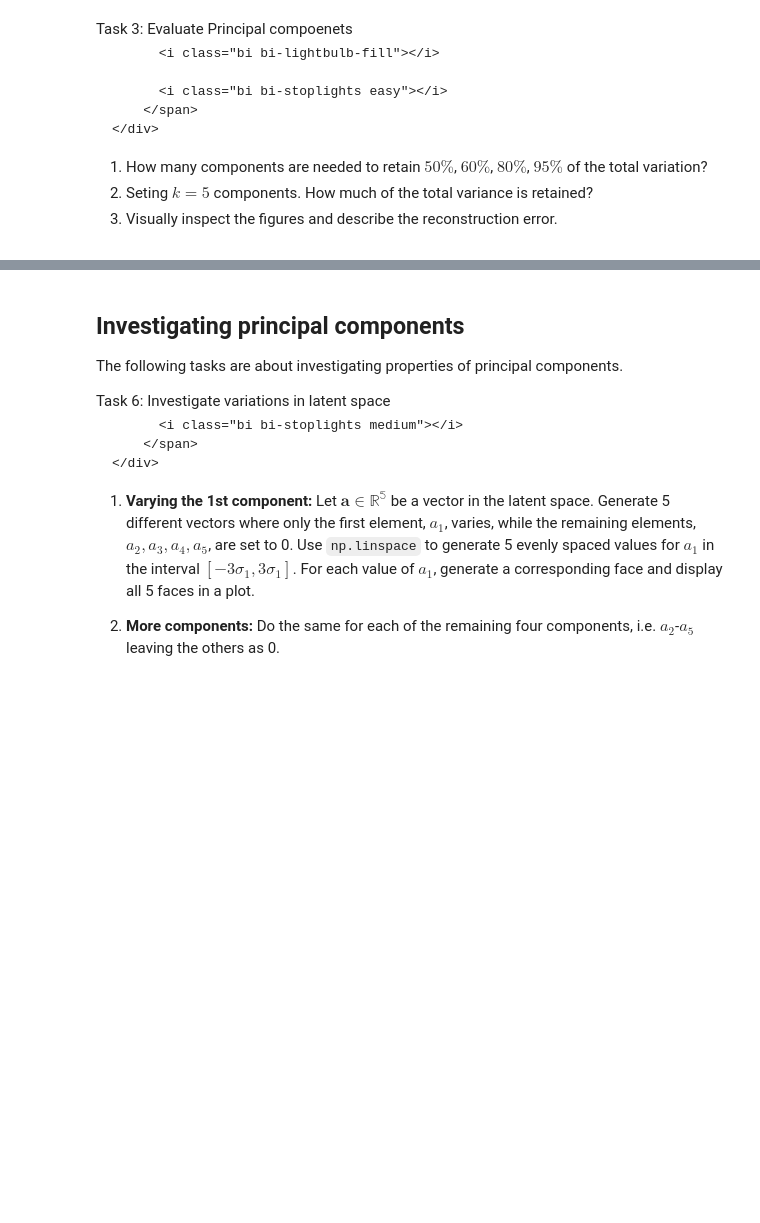
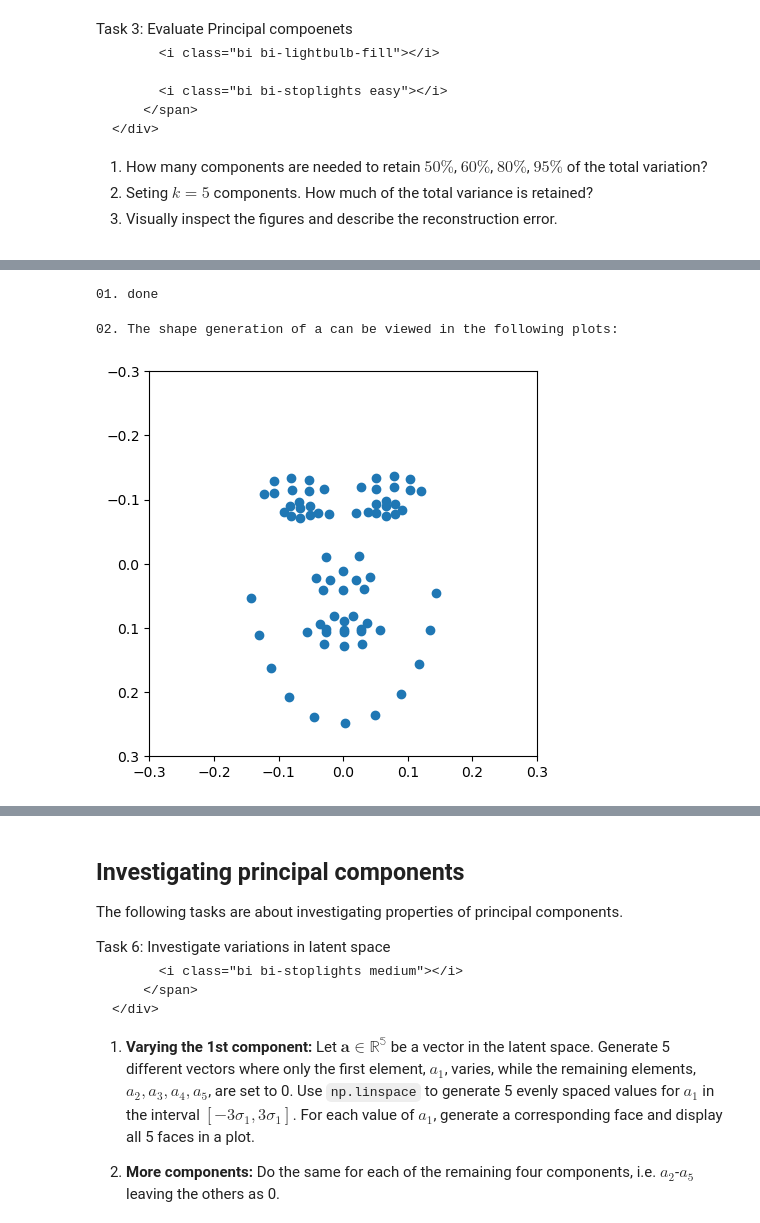
Before and after one commit to BabetteB/iml25-assignments, a Jupyter notebook: PCA/02-shape_generation.ipynb, the cells around one changed output, grey strips where cells are left out. Drawn from its saved outputs; the diff is of its cells as text; code cells hidden in the pictures; blank space fills up the shorter version.

Commit message:
added implementations for assignments <= 7

```diff
--- a/PCA/02-shape_generation.ipynb
+++ b/PCA/02-shape_generation.ipynb
@@ -356,5 +366,15 @@ area of the distribution covered by 1, 2, 3, and 4, standard deviations
 </div></article>
 # %%
 a = np.array([0,0,0,0,0])
-
-# Write your implementation here.
+print("01. done")
+# %% [output]
+01. done
+# %%
+k = 5
+phi = comp[:, :k]
+shape = a @ phi.T + mu
+print(f"02. The shape generation of a can be viewed in the following plots:")
+plot_face(shape)
+# %% [output]
+02. The shape generation of a can be viewed in the following plots:
+[figure, added]
```
Also changed, not shown: parts of 11 cells of this notebook.
